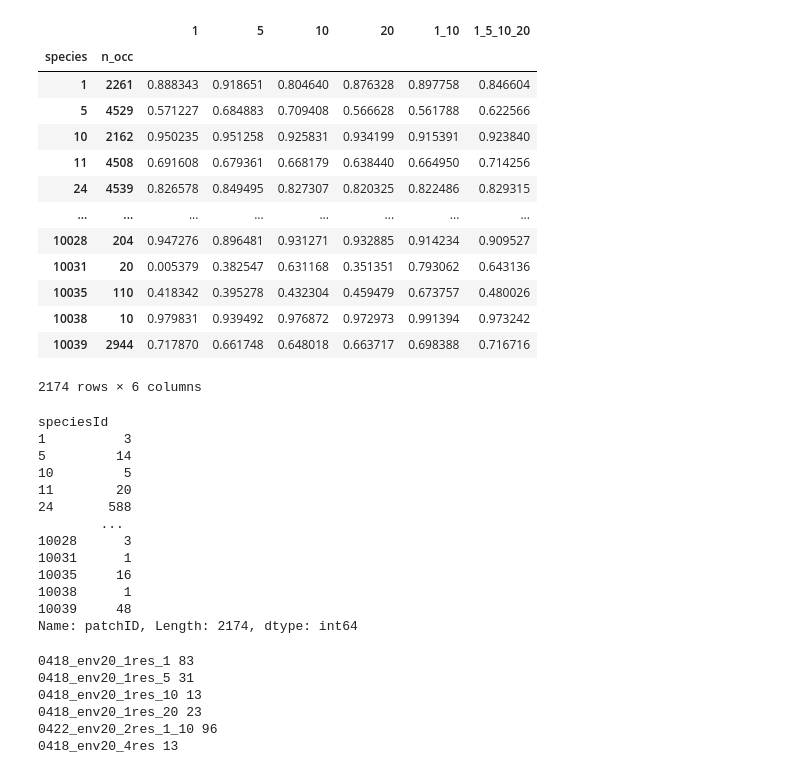
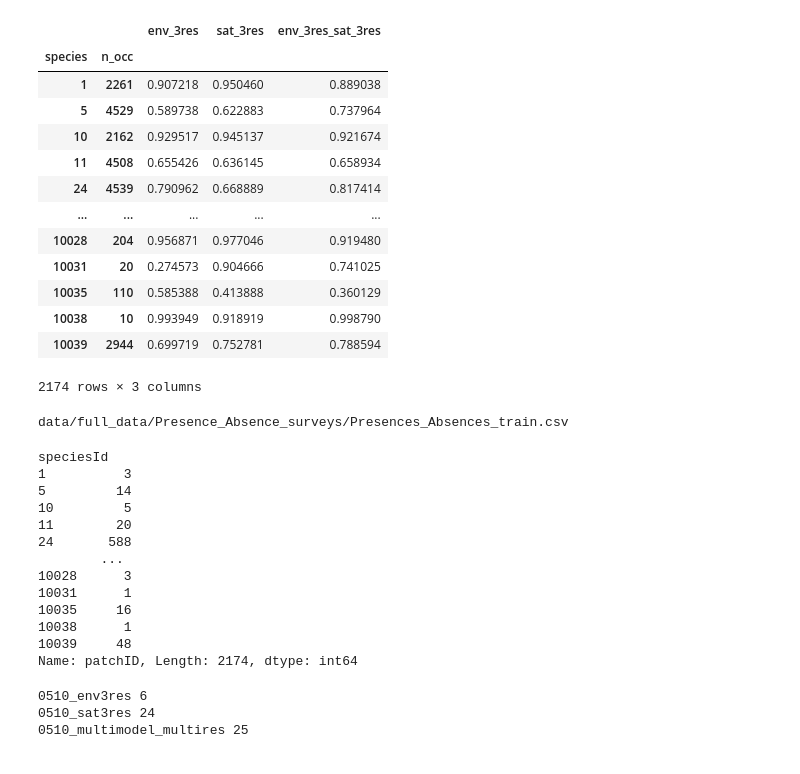
Before and after one commit to ninavantiel/multi_scale_SDMs, a Jupyter notebook: model_evaluation.ipynb, the cells around one changed output. Cells and saved outputs as stored; diff of their text form; code cells hidden in the pictures.

```diff
--- a/model_evaluation.ipynb
+++ b/model_evaluation.ipynb
@@ -23,79 +23,79 @@ models = {
     # '0422_env20_2res_1_10': '1_10',
     # '0422_env20_4res_1_3_5_10': '1_3_5_10',
     # '0418_env20_4res': '1_5_10_20',
     # '0419_env20_5res': '1_3_5_10_20'
 
     # '0409_env6_1res_1': '1',
     # '0416_env6_1res_1_autoencoder': '1_autoencoder',
     # '0409_env6_1res_5': '5',
     # '0416_env6_1res_5_autoencoder': '5_autoencoder'
 
     # '0425_sat128_1res_resnet_bs1024': '250m',
     # '0426_sat128_1res_25': '630m',
     # '0426_sat128_1res_52': '1250m',
     # '0430_sat18_3res': '3res_bs256!!'
 
     # '0501_sat128_1res_25_bs256': '250m',
     # '0501_sat128_1res_63_bs256': '630m',
     # '0501_sat128_1res_125_bs256': '1250m',
     # '0501_sat128_3res_2174_bs256': '3res'
 
-    '0418_env20_4res': 'env_4res_1_5_10_20',
-    '0501_sat128_3res_2174_bs256': 'sat_3res_125_63_25',
+    '0510_env3res': 'env_3res',
+    '0510_sat3res': 'sat_3res',
     '0510_multimodel_multires': 'env_3res_sat_3res'
 
 }
-checkpoint = 'best_val_auc'
+checkpoint = 'last'#'best_val_auc'
 
 auc_df = pd.concat([
     pd.read_csv(f"models/{k}/{checkpoint}_species_auc.csv").rename(columns={"auc": v}).set_index(['species','n_occ']) for k, v in models.items()
 ], axis=1)
 
 auc_df
 # %% [output]
-|  |  | 1 | 5 | 10 | 20 | 1_10 | 1_5_10_20 |
-| species | n_occ |  |  |  |  |  |  |
-| 1 | 2261 | 0.888343 | 0.918651 | 0.804640 | 0.876328 | 0.897758 | 0.846604 |
-| 5 | 4529 | 0.571227 | 0.684883 | 0.709408 | 0.566628 | 0.561788 | 0.622566 |
-| 10 | 2162 | 0.950235 | 0.951258 | 0.925831 | 0.934199 | 0.915391 | 0.923840 |
-| 11 | 4508 | 0.691608 | 0.679361 | 0.668179 | 0.638440 | 0.664950 | 0.714256 |
-| 24 | 4539 | 0.826578 | 0.849495 | 0.827307 | 0.820325 | 0.822486 | 0.829315 |
-| ... | ... | ... | ... | ... | ... | ... | ... |
-| 10028 | 204 | 0.947276 | 0.896481 | 0.931271 | 0.932885 | 0.914234 | 0.909527 |
-| 10031 | 20 | 0.005379 | 0.382547 | 0.631168 | 0.351351 | 0.793062 | 0.643136 |
-| 10035 | 110 | 0.418342 | 0.395278 | 0.432304 | 0.459479 | 0.673757 | 0.480026 |
-| 10038 | 10 | 0.979831 | 0.939492 | 0.976872 | 0.972973 | 0.991394 | 0.973242 |
-| 10039 | 2944 | 0.717870 | 0.661748 | 0.648018 | 0.663717 | 0.698388 | 0.716716 |
+|  |  | env_3res | sat_3res | env_3res_sat_3res |
+| species | n_occ |  |  |  |
+| 1 | 2261 | 0.907218 | 0.950460 | 0.889038 |
+| 5 | 4529 | 0.589738 | 0.622883 | 0.737964 |
+| 10 | 2162 | 0.929517 | 0.945137 | 0.921674 |
+| 11 | 4508 | 0.655426 | 0.636145 | 0.658934 |
+| 24 | 4539 | 0.790962 | 0.668889 | 0.817414 |
+| ... | ... | ... | ... | ... |
+| 10028 | 204 | 0.956871 | 0.977046 | 0.919480 |
+| 10031 | 20 | 0.274573 | 0.904666 | 0.741025 |
+| 10035 | 110 | 0.585388 | 0.413888 | 0.360129 |
+| 10038 | 10 | 0.993949 | 0.918919 | 0.998790 |
+| 10039 | 2944 | 0.699719 | 0.752781 | 0.788594 |
-2174 rows × 6 columns
+2174 rows × 3 columns
 # %%
+pa_path = get_path_to("pa", "glc23", datadir)
+print(pa_path)
 n_occ_val = pd.read_csv(pa_path, sep=";", header='infer', low_memory=False).groupby('speciesId')['patchID'].count()
 n_occ_val
 # %% [output]
-speciesId
-1          3
-5         14
-10         5
-11        20
-24       588
-        ...
-10028      3
-10031      1
-10035     16
-10038      1
-10039     48
-Name: patchID, Length: 2174, dtype: int64
+data/full_data/Presence_Absence_surveys/Presences_Absences_train.csv
+speciesId
+1          3
+5         14
+10         5
+11        20
+24       588
+        ...
+10028      3
+10031      1
+10035     16
+10038      1
+10039     48
+Name: patchID, Length: 2174, dtype: int64
 # %%
 for run_name in models.keys():
         checkpoint = torch.load(f"{modeldir}{run_name}/best_val_auc.pth")
         epoch = checkpoint['epoch']
         print(run_name, epoch)
 # %% [output]
-0418_env20_1res_1 83
-0418_env20_1res_5 31
-0418_env20_1res_10 13
-0418_env20_1res_20 23
-0422_env20_2res_1_10 96
-0418_env20_4res 13
+0510_env3res 6
+0510_sat3res 24
+0510_multimodel_multires 25
 # %%
 auc_df.median()
 # %% [output]
```
Also changed, not shown: parts of 81 cells of this notebook, 3 other files.
